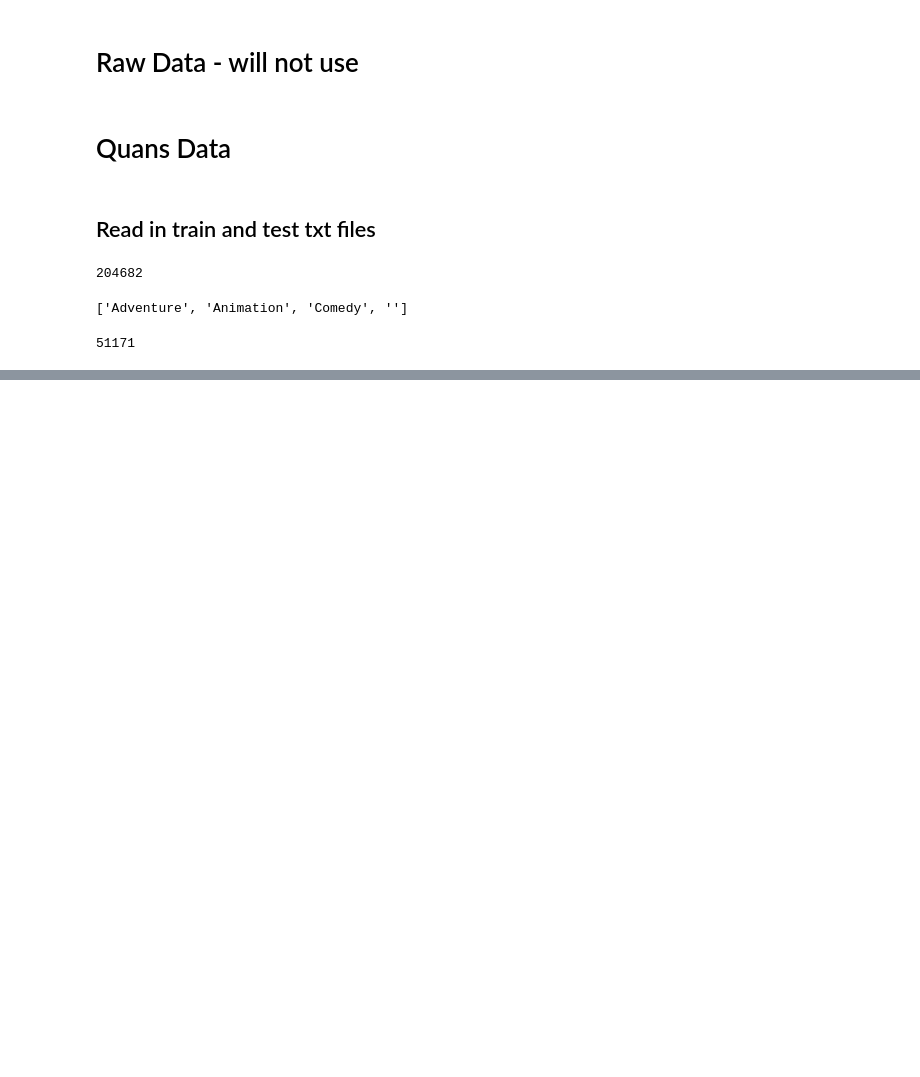
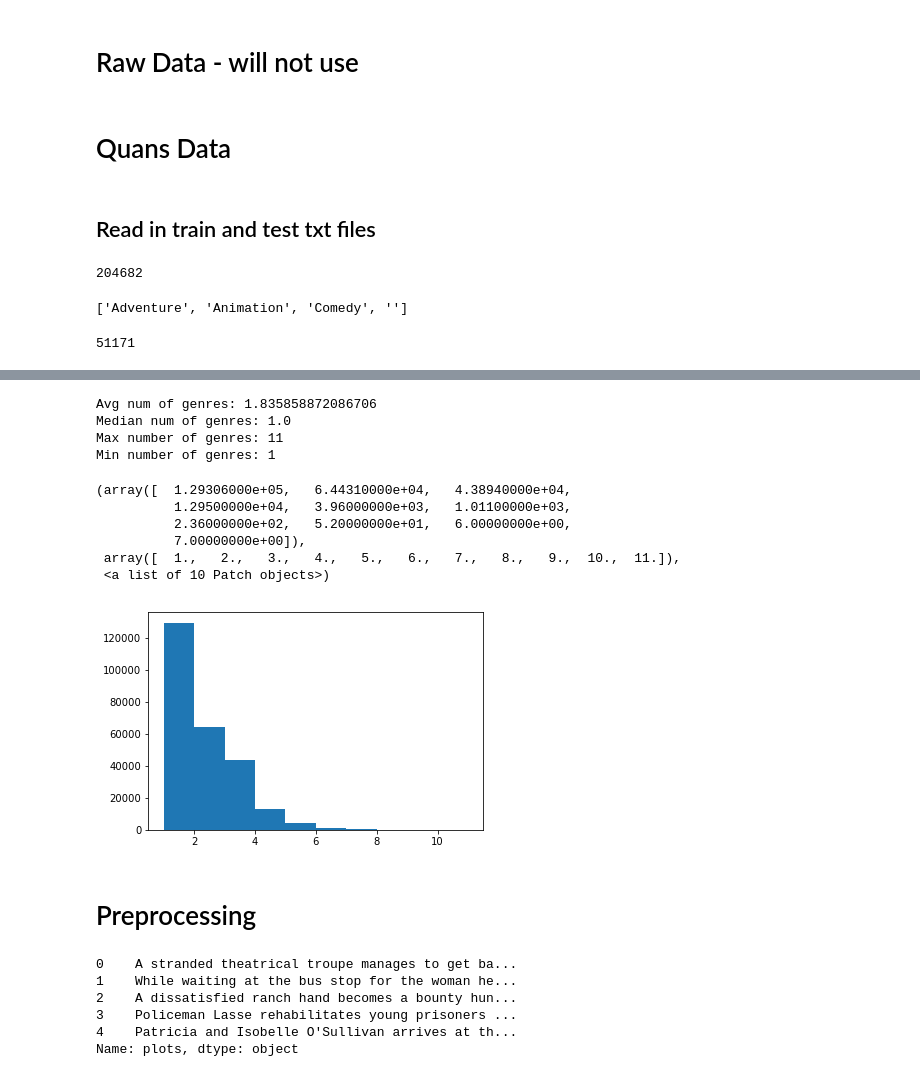
Before and after one commit to sharadv99/w266-Final-Proj, a Jupyter notebook: Initial_Analysis.ipynb, the cells around one changed output, grey strips where cells are left out. Saved outputs shown, nothing was run; the diff lists cells and outputs as text; code cells hidden in the pictures; blank space fills up the shorter version.

```diff
--- a/Initial_Analysis.ipynb
+++ b/Initial_Analysis.ipynb
@@ -86,0 +141,24 @@ for key,val in count_dict.items():
+# %%
+#Number of genres per movie
+genre_labels = full_data["list_genres"].str.len()
+print("Avg num of genres:", np.mean(genre_labels))
+print("Median num of genres:", np.median(genre_labels))
+print("Max number of genres:", np.max(genre_labels))
+print("Min number of genres:", np.min(genre_labels))
+
+
+plt.hist(genre_labels)
+# %% [output]
+Avg num of genres: 1.835858872086706
+Median num of genres: 1.0
+Max number of genres: 11
+Min number of genres: 1
+(array([  1.29306000e+05,   6.44310000e+04,   4.38940000e+04,
+          1.29500000e+04,   3.96000000e+03,   1.01100000e+03,
+          2.36000000e+02,   5.20000000e+01,   6.00000000e+00,
+          7.00000000e+00]),
+ array([  1.,   2.,   3.,   4.,   5.,   6.,   7.,   8.,   9.,  10.,  11.]),
+ <a list of 10 Patch objects>)
+[figure, added]
+# %% [markdown]
+# Preprocessing
@@ -86,0 +169,9 @@ for key,val in count_dict.items():
+# %%
+full_data["plots"].head()
+# %% [output]
+0    A stranded theatrical troupe manages to get ba...
+1    While waiting at the bus stop for the woman he...
+2    A dissatisfied ranch hand becomes a bounty hun...
+3    Policeman Lasse rehabilitates young prisoners ...
+4    Patricia and Isobelle O'Sullivan arrives at th...
+Name: plots, dtype: object
```
Also changed, not shown: parts of 5 cells of this notebook.
